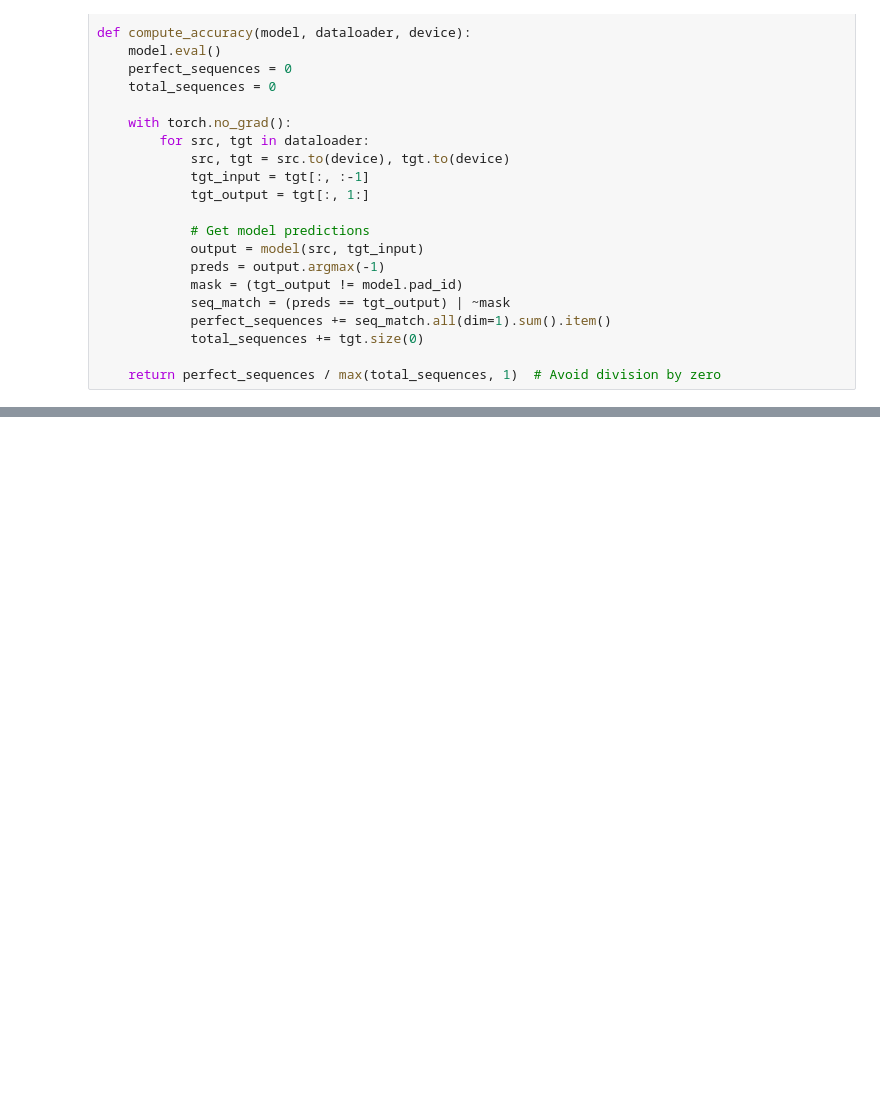
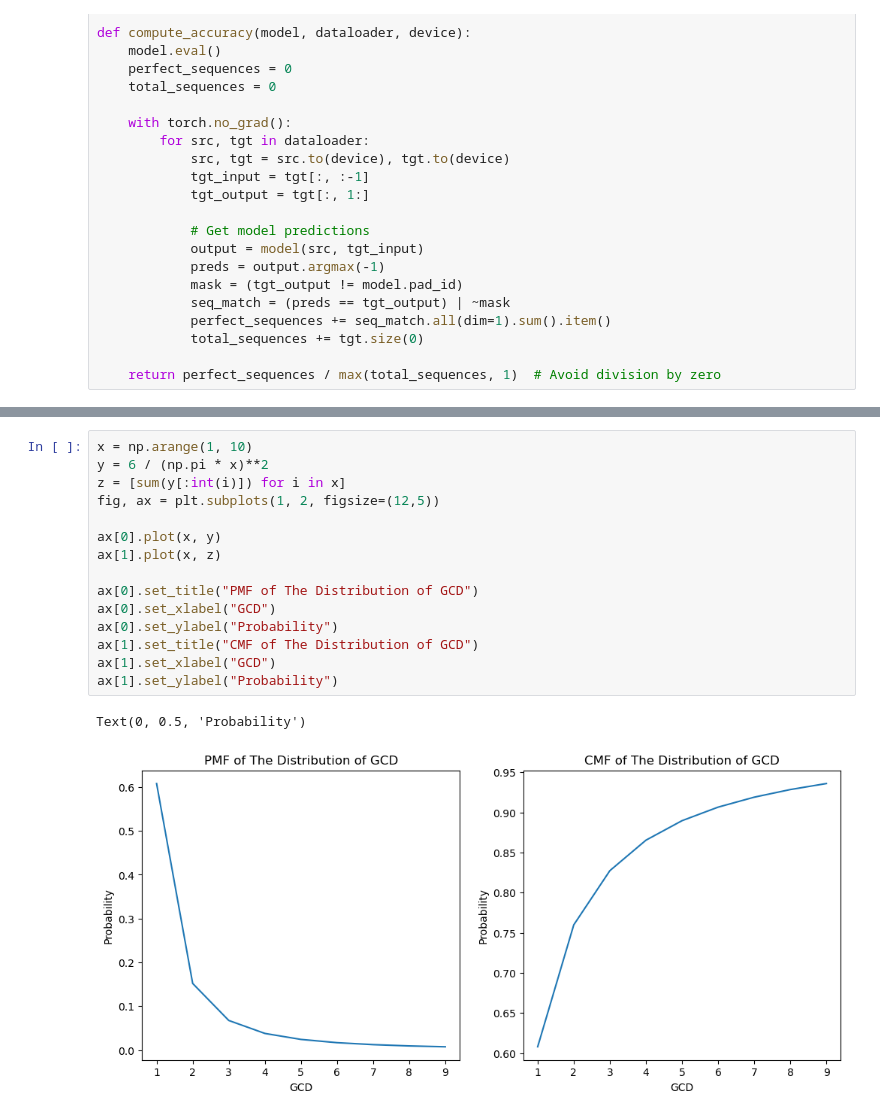
Before and after one commit to AndreiS22/Reproduce_GCD_LLM, a Jupyter notebook: local_gcd.ipynb, the cells around one changed output, grey strips where cells are left out. Saved outputs shown, nothing was run; the diff lists cells and outputs as text; blank space fills up the shorter version.

```diff
--- a/local_gcd.ipynb
+++ b/local_gcd.ipynb
@@ -290,0 +293,18 @@ model.predict(62, 102)
+# %%
+x = np.arange(1, 10)
+y = 6 / (np.pi * x)**2
+z = [sum(y[:int(i)]) for i in x]
+fig, ax = plt.subplots(1, 2, figsize=(12,5))
+
+ax[0].plot(x, y)
+ax[1].plot(x, z)
+
+ax[0].set_title("PMF of The Distribution of GCD")
+ax[0].set_xlabel("GCD")
+ax[0].set_ylabel("Probability")
+ax[1].set_title("CMF of The Distribution of GCD")
+ax[1].set_xlabel("GCD")
+ax[1].set_ylabel("Probability")
+# %% [output]
+Text(0, 0.5, 'Probability')
+[figure, added]
```
Also changed, not shown: parts of 3 cells of this notebook.
